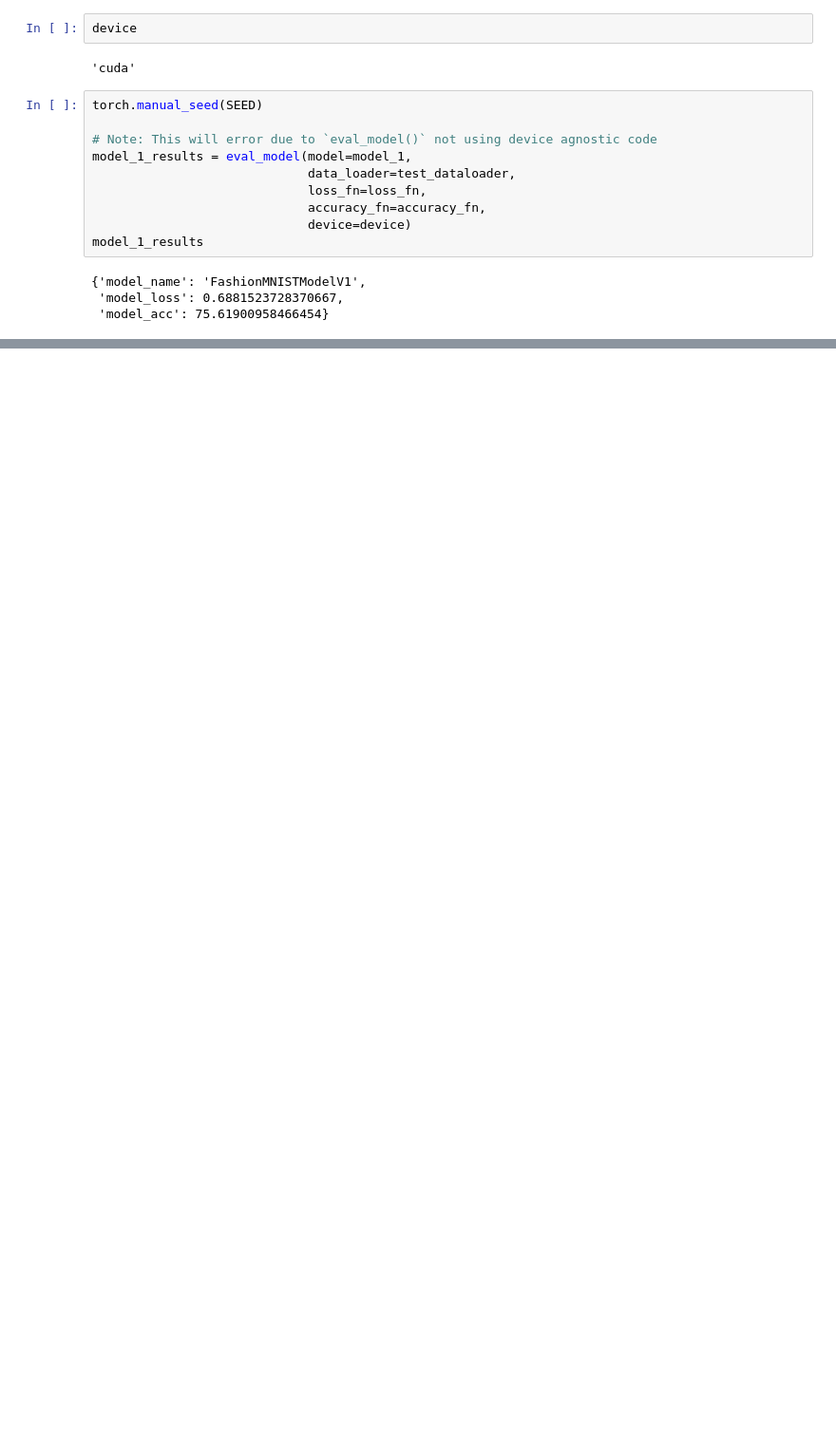
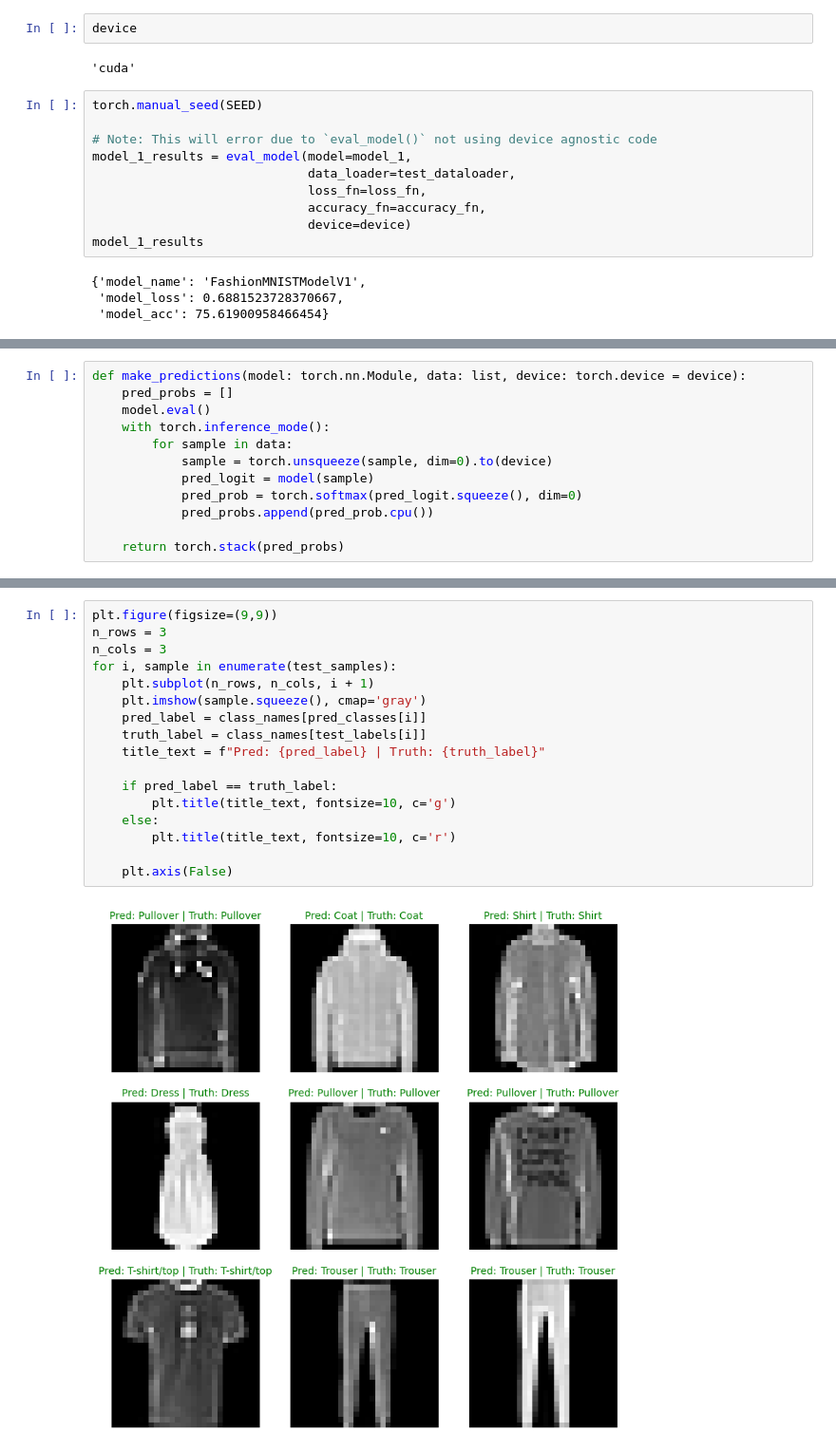
Before and after one commit to jet-c-21/PyTorch-PlayGround, a Jupyter notebook: Tutorials/mrdbourke/03. PyTorch_Computer_Vision.ipynb, the cells around one changed output, grey strips where cells are left out. Shown at 95% size. Drawn from its saved outputs; the diff is of its cells as text; blank space fills up the shorter version.

```diff
--- a/Tutorials/mrdbourke/03. PyTorch_Computer_Vision.ipynb
+++ b/Tutorials/mrdbourke/03. PyTorch_Computer_Vision.ipynb
@@ -563,0 +860,12 @@ model_1_results
+# %%
+def make_predictions(model: torch.nn.Module, data: list, device: torch.device = device):
+    pred_probs = []
+    model.eval()
+    with torch.inference_mode():
+        for sample in data:
+            sample = torch.unsqueeze(sample, dim=0).to(device)
+            pred_logit = model(sample)
+            pred_prob = torch.softmax(pred_logit.squeeze(), dim=0)
+            pred_probs.append(pred_prob.cpu())
+
+    return torch.stack(pred_probs)
@@ -563,0 +894,19 @@ model_1_results
+# %%
+plt.figure(figsize=(9,9))
+n_rows = 3
+n_cols = 3
+for i, sample in enumerate(test_samples):
+    plt.subplot(n_rows, n_cols, i + 1)
+    plt.imshow(sample.squeeze(), cmap='gray')
+    pred_label = class_names[pred_classes[i]]
+    truth_label = class_names[test_labels[i]]
+    title_text = f"Pred: {pred_label} | Truth: {truth_label}"
+
+    if pred_label == truth_label:
+        plt.title(title_text, fontsize=10, c='g')
+    else:
+        plt.title(title_text, fontsize=10, c='r')
+
+    plt.axis(False)
+# %% [output]
+[figure, added]
```
Also changed, not shown: parts of 36 cells of this notebook, 7 other files.
